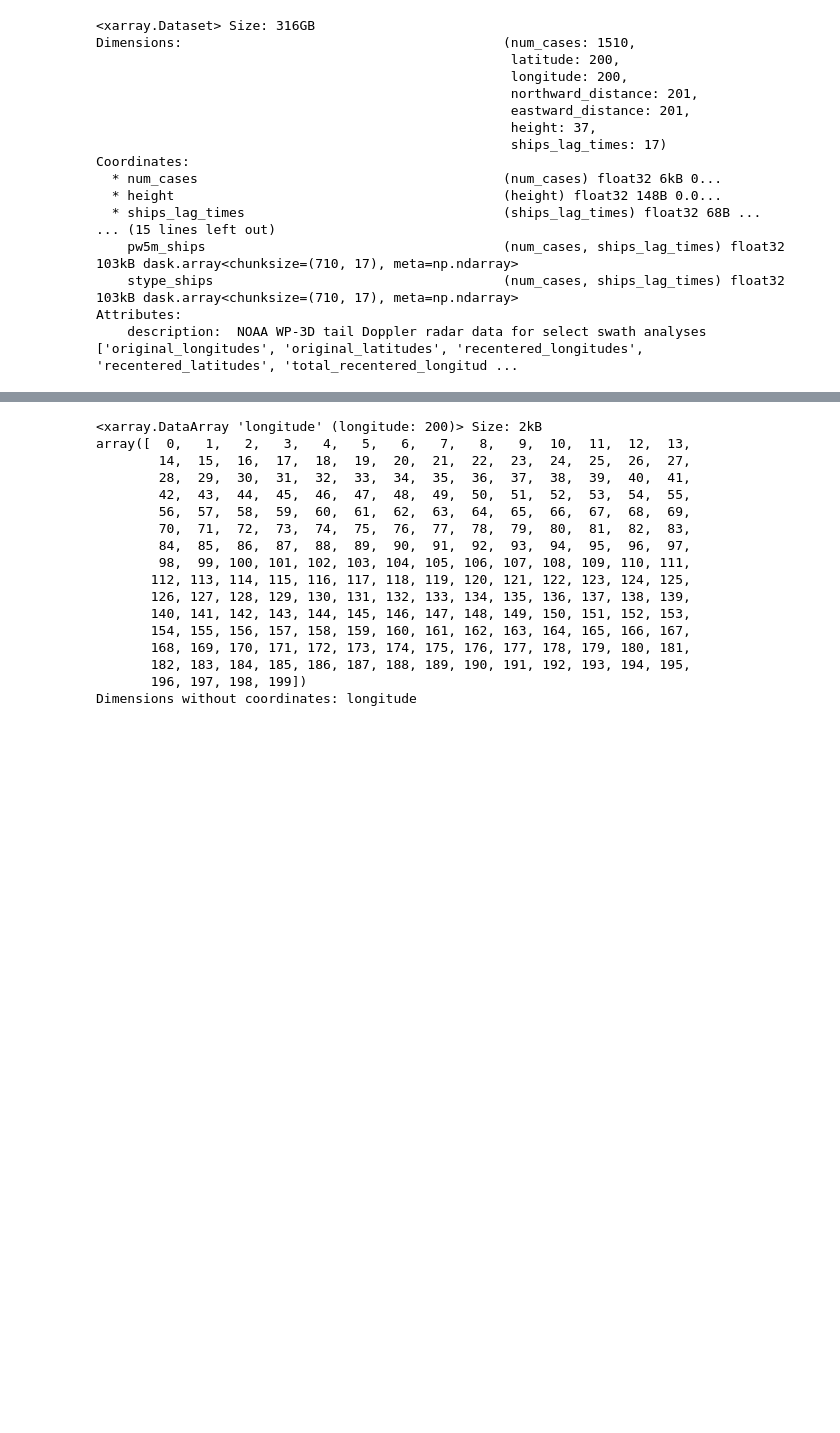
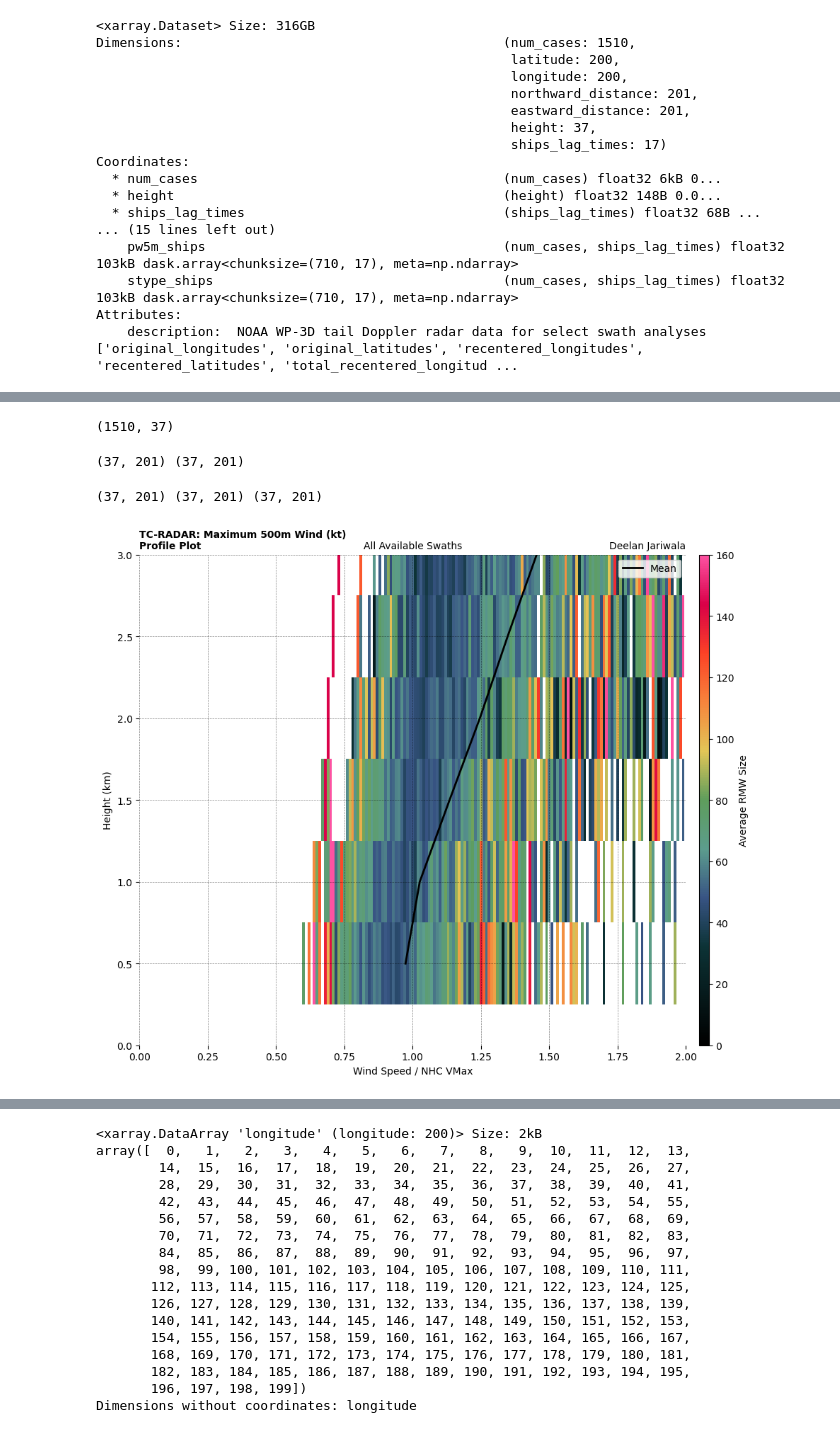
Before and after one commit to TCAlert/testing, a Jupyter notebook: TDRCorr.ipynb, the cells around one changed output, grey strips where cells are left out. Saved outputs shown, nothing was run; the diff lists cells and outputs as text; code cells hidden in the pictures; blank space fills up the shorter version.

```diff
--- a/TDRCorr.ipynb
+++ b/TDRCorr.ipynb
@@ -54,0 +114,59 @@ Attributes:
+# %%
+print(temp.shape)
+# %% [output]
+(1510, 37)
+# %%
+heights = data.height.values
+binEdges = np.arange(0, 2.01, 0.01)
+
+bins = [[0 for _ in range(len(binEdges))] for _ in heights]
+cnts = [[0 for _ in range(len(binEdges))] for _ in heights]
+
+for i in range(len(heights)):
+    t = temp[:, i]
+    for j in range(len(binEdges)):
+        for k in range(len(t)):
+            try:
+                if binEdges[j] < t[k] < binEdges[j+1]:
+                    bins[i][j] += rmw[k]
+                    cnts[i][j] += 1
+            except:
+                pass
+
+print(np.array(bins).shape, np.array(cnts).shape)
+bins = np.array(bins) / np.array(cnts)
+# %% [output]
+(37, 201) (37, 201)
+# %%
+from matplotlib.colors import LogNorm, PowerNorm
+from scipy.ndimage import gaussian_filter
+from matplotlib.collections import LineCollection
+from matplotlib.colors import Normalize
+
+fig = plt.figure(figsize = (12, 9))
+ax = plt.axes()
+ax.set_frame_on(False)
+ax.grid(linestyle = '--', alpha = 0.5, color = 'black', linewidth = 0.5, zorder = 9)
+ax.set_xlabel('Wind Speed / NHC VMax')
+ax.set_ylabel('Height (km)')
+ax.set_ylim(0, 3)
+ax.set_xlim(0, 2)
+
+b, h = np.meshgrid(binEdges, height)#, indexing = 'ij')
+print(b.shape, h.shape, bins.shape)
+
+c = plt.pcolormesh(b, h, bins, cmap = cmap.probs4(), vmin = 0, vmax = 160, shading='auto')
+plt.plot(np.nanmean(temp, axis = 0), height, linewidth = 2, color = 'black', label = 'Mean')
+
+ax.legend()
+
+ax.set_title(f'TC-RADAR: Maximum 500m Wind (kt)\nProfile Plot', fontweight='bold', fontsize=10, loc='left')
+ax.set_title(f'All Available Swaths', fontsize = 10, loc = 'center')
+ax.set_title('Deelan Jariwala', fontsize=10, loc='right')
+
+cbar = plt.colorbar(c, orientation = 'vertical', aspect = 50, pad = .02, label = 'Average RMW Size')
+plt.savefig(r"C:\Users\deela\Downloads\maxWindProf4.png", dpi = 200, bbox_inches = 'tight')
+plt.show()
+# %% [output]
+(37, 201) (37, 201) (37, 201)
+[figure, added]
```
Also changed, not shown: parts of 8 cells of this notebook, 11 other files.
